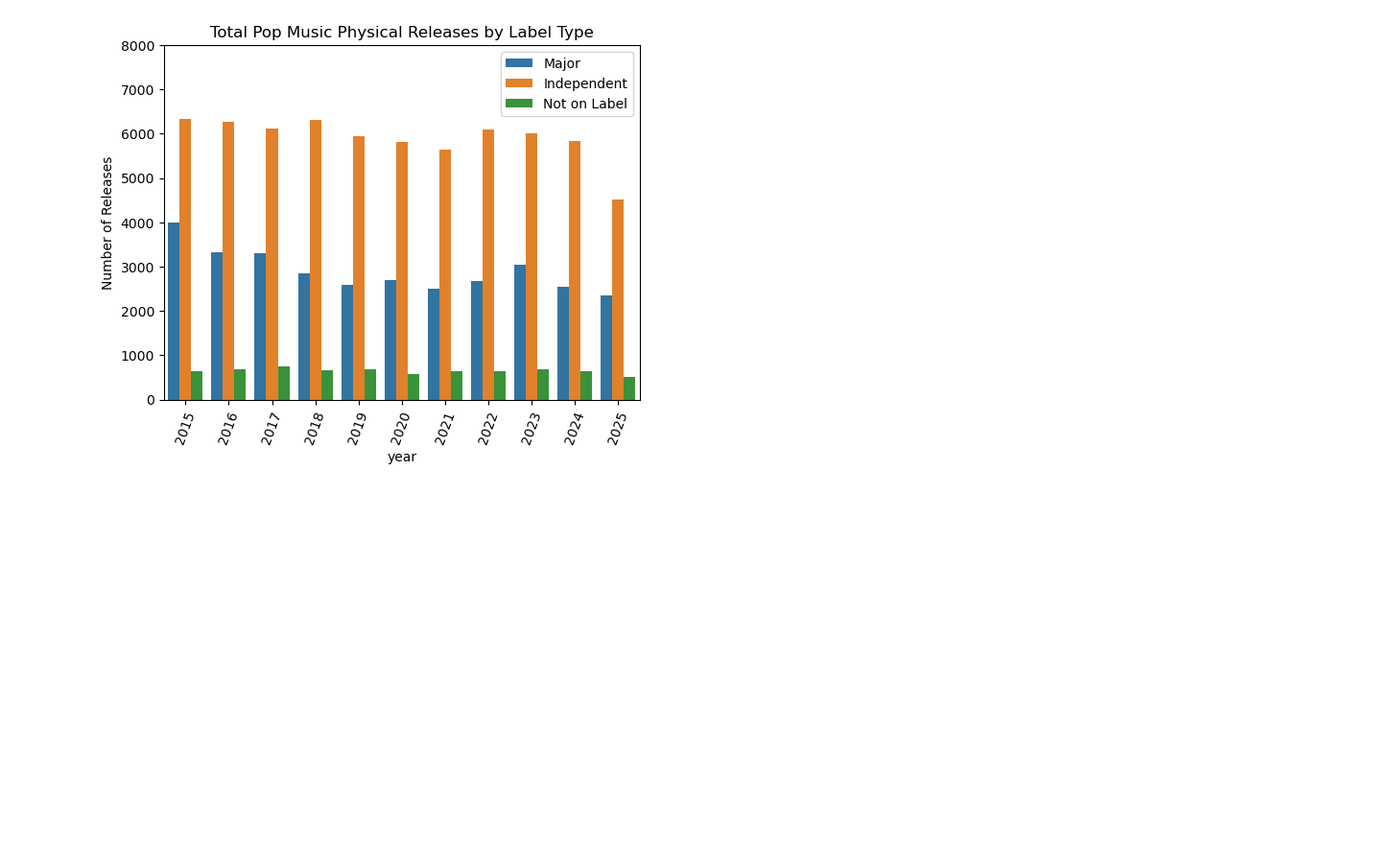
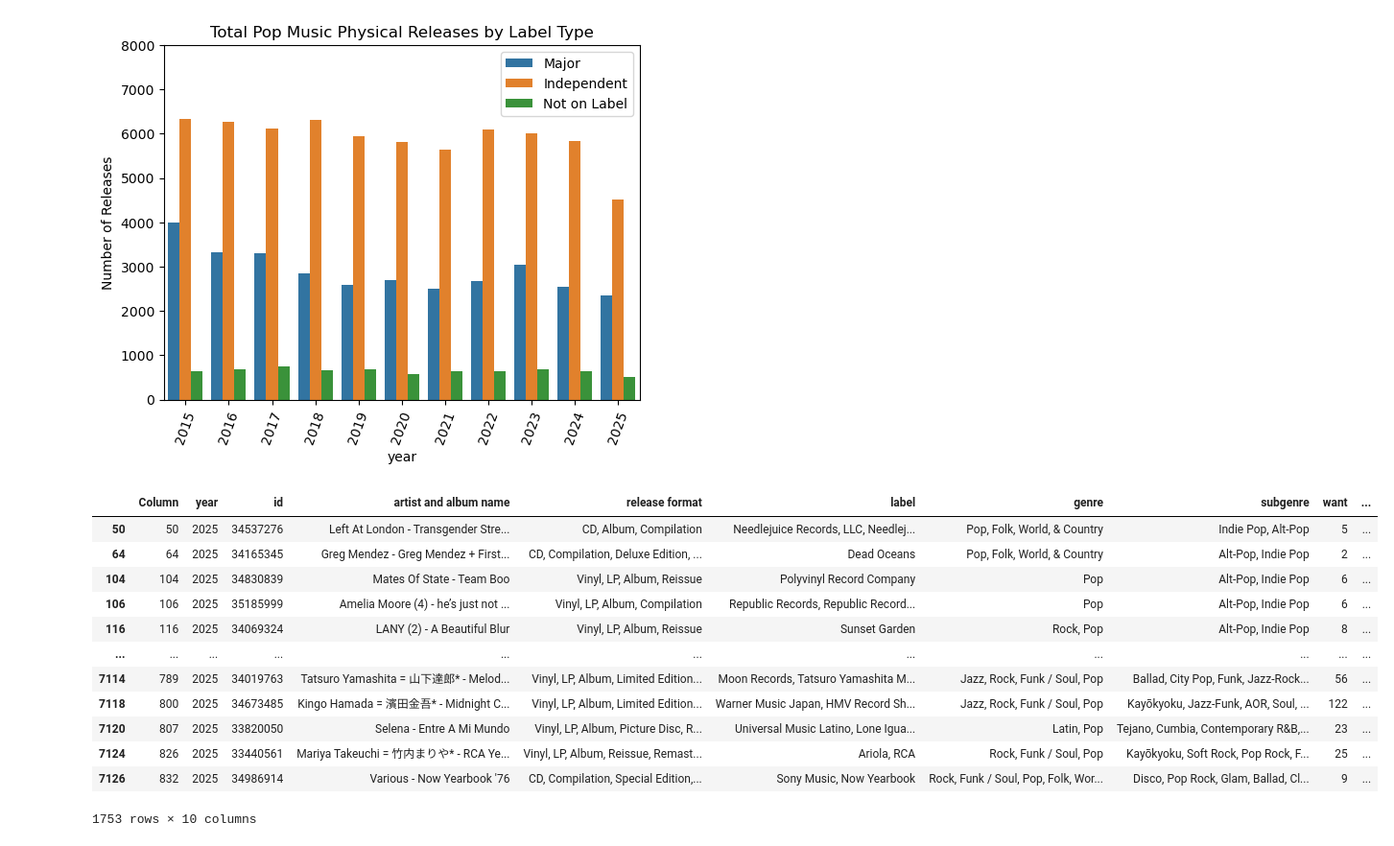
Before and after one commit to gtroch95/Discogs-pop-API, a Jupyter notebook: Dataframe_visualization.ipynb, the cells around one changed output. Shown at 96% size. Cells and saved outputs as stored; diff of their text form; code cells hidden in the pictures; blank space fills up the shorter version.

```diff
--- a/Dataframe_visualization.ipynb
+++ b/Dataframe_visualization.ipynb
@@ -312,3 +327,19 @@ plt.ylabel('Number of Releases')
 sns.move_legend(releases_labeltype, "upper right")
 # %% [output]
 [figure]
+# %%
+reissues_2025
+# %% [output]
+|  | Column | year | id | artist and album name | release format | label | genre | subgenre | want | ... |
+| 50 | 50 | 2025 | 34537276 | Left At London - Transgender Stre... | CD, Album, Compilation | Needlejuice Records, LLC, Needlej... | Pop, Folk, World, & Country | Indie Pop, Alt-Pop | 5 | ... |
+| 64 | 64 | 2025 | 34165345 | Greg Mendez - Greg Mendez + First... | CD, Compilation, Deluxe Edition, ... | Dead Oceans | Pop, Folk, World, & Country | Alt-Pop, Indie Pop | 2 | ... |
+| 104 | 104 | 2025 | 34830839 | Mates Of State - Team Boo | Vinyl, LP, Album, Reissue | Polyvinyl Record Company | Pop | Alt-Pop, Indie Pop | 6 | ... |
+| 106 | 106 | 2025 | 35185999 | Amelia Moore (4) - he’s just not ... | Vinyl, LP, Album, Compilation | Republic Records, Republic Record... | Pop | Alt-Pop, Indie Pop | 6 | ... |
+| 116 | 116 | 2025 | 34069324 | LANY (2) - A Beautiful Blur | Vinyl, LP, Album, Reissue | Sunset Garden | Rock, Pop | Alt-Pop, Indie Pop | 8 | ... |
+| ... | ... | ... | ... | ... | ... | ... | ... | ... | ... | ... |
+| 7114 | 789 | 2025 | 34019763 | Tatsuro Yamashita = 山下達郎* - Melod... | Vinyl, LP, Album, Limited Edition... | Moon Records, Tatsuro Yamashita M... | Jazz, Rock, Funk / Soul, Pop | Ballad, City Pop, Funk, Jazz-Rock... | 56 | ... |
+| 7118 | 800 | 2025 | 34673485 | Kingo Hamada = 濱田金吾* - Midnight C... | Vinyl, LP, Album, Limited Edition... | Warner Music Japan, HMV Record Sh... | Jazz, Rock, Funk / Soul, Pop | Kayōkyoku, Jazz-Funk, AOR, Soul, ... | 122 | ... |
+| 7120 | 807 | 2025 | 33820050 | Selena - Entre A Mi Mundo | Vinyl, LP, Album, Picture Disc, R... | Universal Music Latino, Lone Igua... | Latin, Pop | Tejano, Cumbia, Contemporary R&B,... | 23 | ... |
+| 7124 | 826 | 2025 | 33440561 | Mariya Takeuchi = 竹内まりや* - RCA Ye... | Vinyl, LP, Album, Reissue, Remast... | Ariola, RCA | Rock, Funk / Soul, Pop | Kayōkyoku, Soft Rock, Pop Rock, F... | 25 | ... |
+| 7126 | 832 | 2025 | 34986914 | Various - Now Yearbook '76 | CD, Compilation, Special Edition,... | Sony Music, Now Yearbook | Rock, Funk / Soul, Pop, Folk, Wor... | Disco, Pop Rock, Glam, Ballad, Cl... | 9 | ... |
+1753 rows × 10 columns
```
Also changed, not shown: parts of 11 cells of this notebook.
